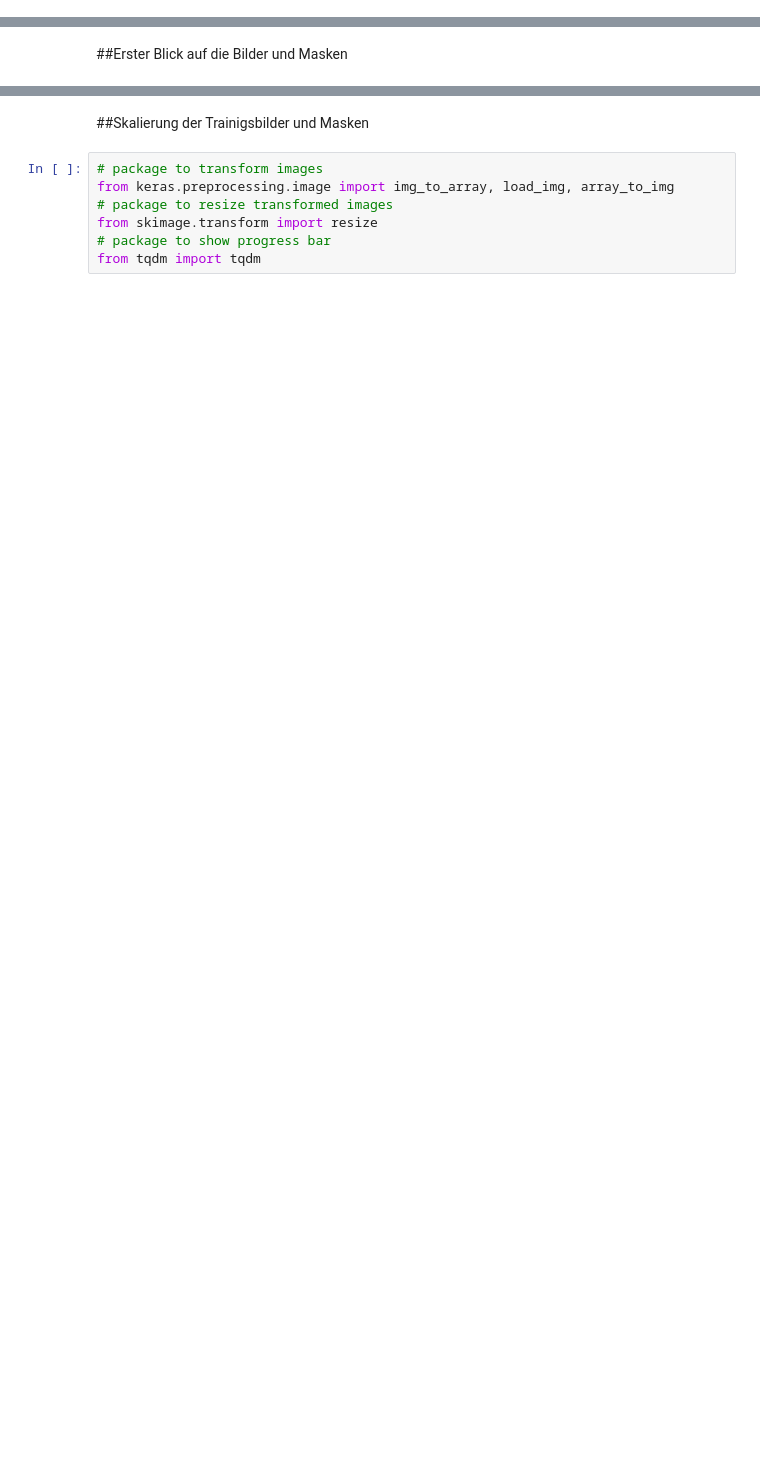
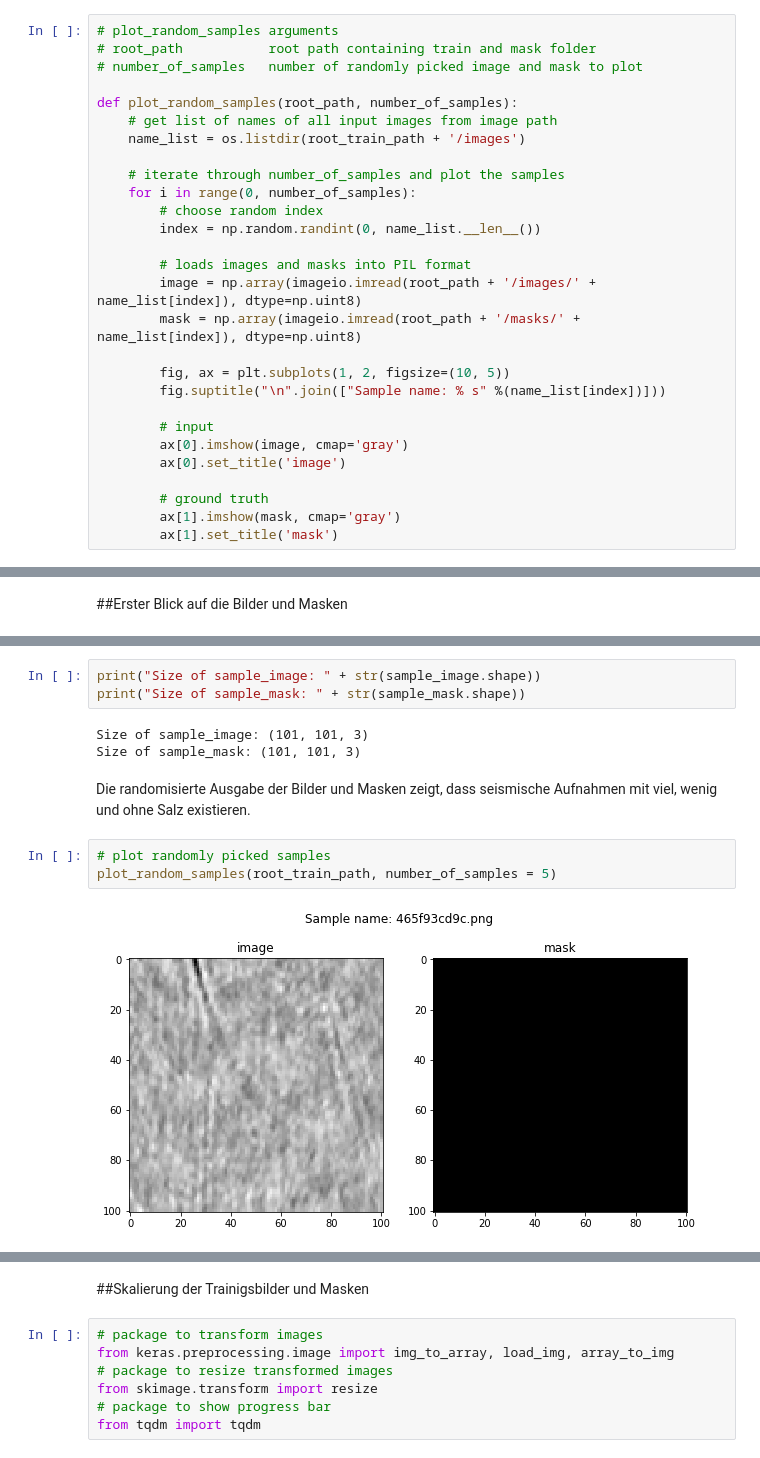
Before and after one commit to pwolscho/unet, a Jupyter notebook: u_net_final.ipynb, the cells around one changed output, grey strips where cells are left out. Cells and saved outputs as stored; diff of their text form; blank space fills up the shorter version.

```diff
--- a/u_net_final.ipynb
+++ b/u_net_final.ipynb
@@ -150,0 +134,28 @@ root_train_path = '/content/salt_data/train'
+# %%
+# plot_random_samples arguments
+# root_path           root path containing train and mask folder
+# number_of_samples   number of randomly picked image and mask to plot
+
+def plot_random_samples(root_path, number_of_samples):
+    # get list of names of all input images from image path
+    name_list = os.listdir(root_train_path + '/images')
+
+    # iterate through number_of_samples and plot the samples
+    for i in range(0, number_of_samples):
+        # choose random index
+        index = np.random.randint(0, name_list.__len__())
+
+        # loads images and masks into PIL format
+        image = np.array(imageio.imread(root_path + '/images/' + name_list[index]), dtype=np.uint8)
+        mask = np.array(imageio.imread(root_path + '/masks/' + name_list[index]), dtype=np.uint8)
+
+        fig, ax = plt.subplots(1, 2, figsize=(10, 5))
+        fig.suptitle("\n".join(["Sample name: % s" %(name_list[index])]))
+
+        # input
+        ax[0].imshow(image, cmap='gray')
+        ax[0].set_title('image')
+
+        # ground truth
+        ax[1].imshow(mask, cmap='gray')
+        ax[1].set_title('mask')
@@ -152,0 +201,13 @@ root_train_path = '/content/salt_data/train'
+# %%
+print("Size of sample_image: " + str(sample_image.shape))
+print("Size of sample_mask: " + str(sample_mask.shape))
+# %% [output]
+Size of sample_image: (101, 101, 3)
+Size of sample_mask: (101, 101, 3)
+# %% [markdown]
+Die randomisierte Ausgabe der Bilder und Masken zeigt, dass seismische Aufnahmen mit viel, wenig und ohne Salz existieren.
+# %%
+# plot randomly picked samples
+plot_random_samples(root_train_path, number_of_samples = 5)
+# %% [output]
+[figure, added]
```
Also changed, not shown: parts of 90 cells of this notebook.
